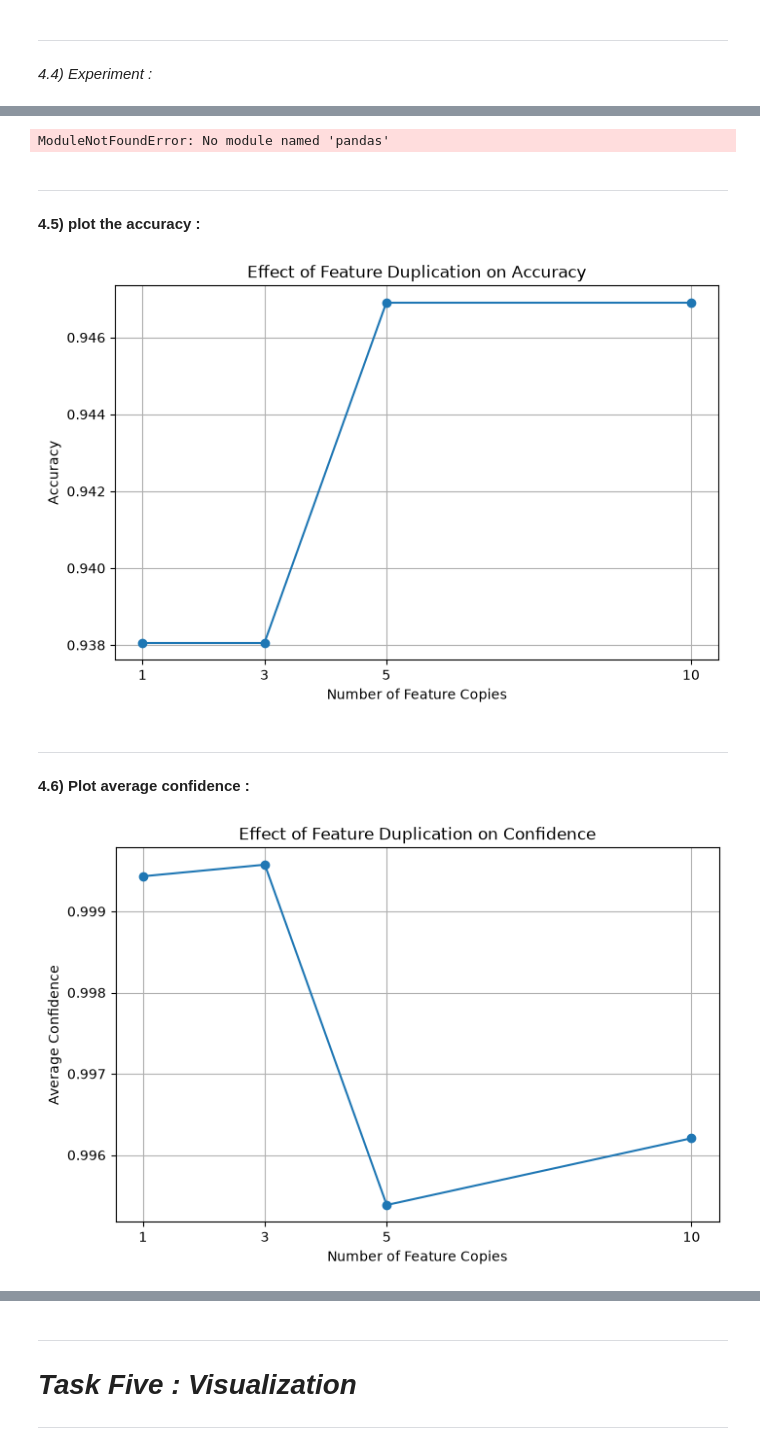
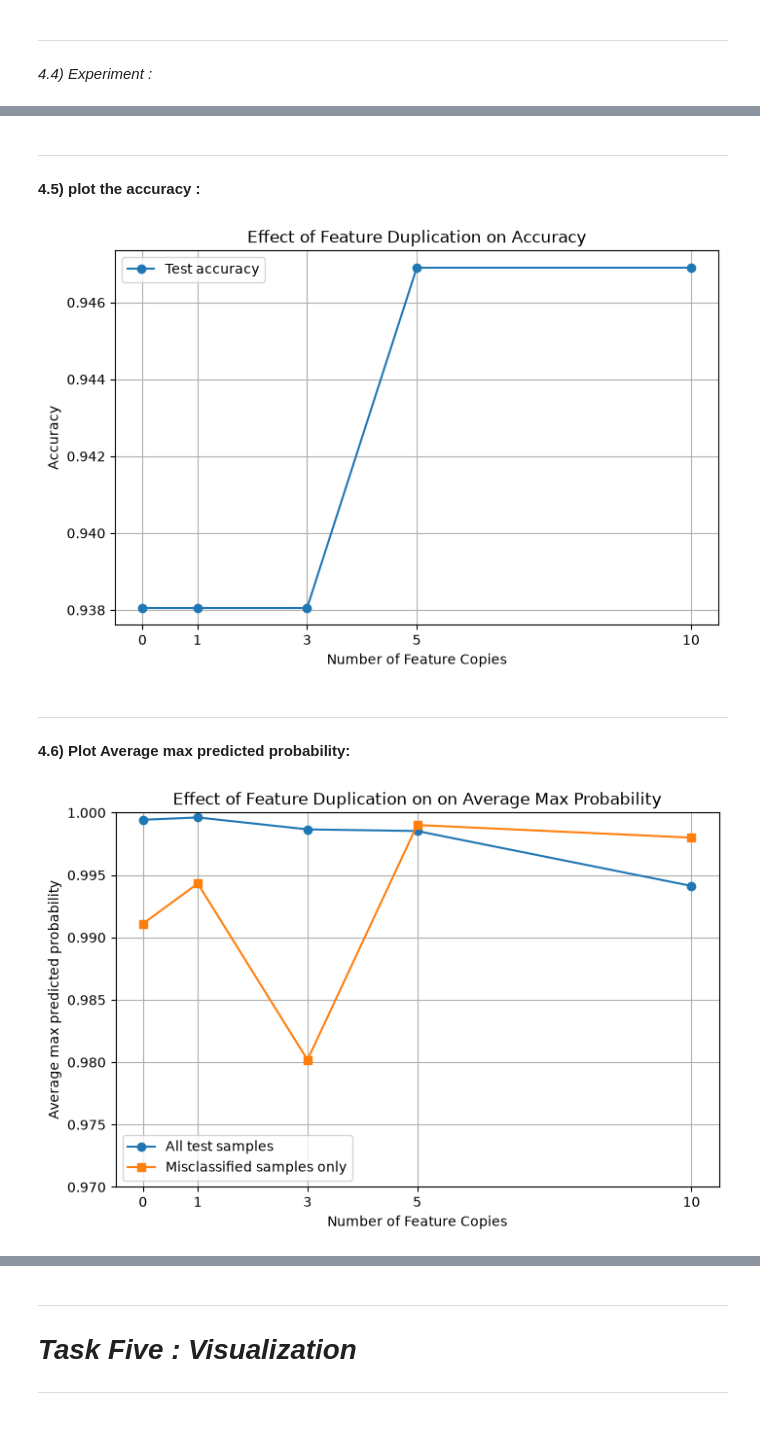
Before and after one commit to naglaamohamed1486-droid/Cola_machine, a Jupyter notebook: GNB_20240626_20242100.ipynb, the cells around one changed output, grey strips where cells are left out. Drawn from its saved outputs; the diff is of its cells as text; code cells hidden in the pictures.

```diff
--- a/GNB_20240626_20242100.ipynb
+++ b/GNB_20240626_20242100.ipynb
@@ -594,24 +595,36 @@ Each model learns its own means and variances based on the number of duplicated
 results = {
     "copies": [],
     "accuracy": [],
-    "avg_confidence": []
+    "avg_confidence": [],
+    "conf_wrong": [],
+    "n_wrong": [],
+    "log_odds": []
 }
 
 for n in copies_list:
 
     X_train_dup, X_test_dup = duplicated_datasets[n]
-
     y_pred = models[n].predict(X_test_dup)
     y_proba = models[n].predict_proba(X_test_dup)
-
-    accuracy = np.mean(y_pred == y_test)
+    wrong = (y_pred != y_test)
+    log_post = models[n]._log_posterior(X_test_dup)
+    log_odds = np.abs(log_post[:, 1] - log_post[:, 0])
+    conf = y_proba.max(axis=1)
+    acc = np.mean(y_pred == y_test)
 
     avg_confidence = np.mean(np.max(y_proba, axis=1))
+
     results["copies"].append(n)
-    results["accuracy"].append(accuracy)
+    results["accuracy"].append(acc)
     results["avg_confidence"].append(avg_confidence)
-
-    print(f"\nNumber of copies: {n}")
-    print(f"Accuracy: {accuracy:.4f}")
-    print(f"Average confidence: {avg_confidence:.4f}")
+    results["conf_wrong"].append(conf[wrong].mean()  if wrong.any() else np.nan)
+    results["n_wrong"].append(int(wrong.sum()))
+    results["log_odds"].append(log_odds.mean())
+header = (f"{'extra copies':>12} {'accuracy':>9} {'avg max prob':>13} " f"{'avg prob (wrong)':>17} {'# wrong':>8} {'mean |log-odds|':>16}")
+print(header)
+print("-" * len(header))
+for i in range(len(results["copies"])):
+    print(f"{results['copies'][i]:>12d} {results['accuracy'][i]:>9.4f} "
+          f"{results['avg_confidence'][i]:>13.4f} {results['conf_wrong'][i]:>17.4f} "
+          f"{results['n_wrong'][i]:>8d} {results['log_odds'][i]:>16.2f}")
 # %% [output]
@@ -633,59 +638,34 @@ Average confidence: 0.9962
-# %%
-import pandas as pd
-
-rows = []
-for n in copies_list:
-    X_train_dup, X_test_dup = duplicated_datasets[n]
-
-    model = GNBayes().fit(X_train_dup, y_train)
-    y_pred = model.predict(X_test_dup)
-    proba = model.predict_proba(X_test_dup)
-
-    max_pred = proba.max(axis=1)
-    wrong = (y_pred != y_test)
-    log_post = model._log_posterior(X_test_dup)
-    log_odds = np.abs(log_post[:, 1] - log_post[:, 0])
-
-    rows.append({
-        "extra copies": n,
-        "accuracy": np.mean(y_pred == y_test),
-        "avg max prob": max_pred.mean(),
-        "avg max prob (misclassified)": max_pred[wrong].mean() if wrong.any() else np.nan,
-        "n misclassified": int(wrong.sum()),
-        "mean |log-odds|": log_odds.mean(),
-    })
-
-results_df = pd.DataFrame(rows)
-print(results_df.round(4).to_string(index=False))
-# %% [output]
-ModuleNotFoundError: No module named 'pandas'
 # %% [markdown]
 ---
 **4.5) plot the accuracy :**
 # %%
 import matplotlib.pyplot as plot
 plot.figure(figsize=(8,5))
-plot.plot(results["copies"],results["accuracy"],marker="o")
+plot.plot(results["copies"],results["accuracy"],marker="o",label="Test accuracy")
 plot.xlabel("Number of Feature Copies")
 plot.ylabel("Accuracy")
 plot.title("Effect of Feature Duplication on Accuracy")
 plot.xticks(results["copies"])
+plt.legend()
 plot.grid(True)
 plot.show()
 # %% [output]
-[figure, old version]
+[figure, new version]
 # %% [markdown]
 ---
-**4.6) Plot average confidence :**
+**4.6) Plot Average max predicted probability:**
 # %%
 plot.figure(figsize=(8,5))
-plot.plot(results["copies"],results["avg_confidence"],marker="o")
+plot.plot(results["copies"],results["avg_confidence"],marker="o",label="All test samples")
+plot.plot(results["copies"], results["conf_wrong"], marker="s", label="Misclassified samples only")
+
 plot.xlabel("Number of Feature Copies")
-plot.ylabel("Average Confidence")
-plot.title("Effect of Feature Duplication on Confidence")
+plot.ylabel("Average max predicted probability")
+plot.title("Effect of Feature Duplication on on Average Max Probability")
 plot.xticks(results["copies"])
+plt.ylim(0.97, 1.0)
+plt.legend()
 plot.grid(True)
-
 plot.show()
 # %% [output]
-[figure, old version]
+[figure, new version]
```
Also changed, not shown: parts of 7 cells of this notebook.
